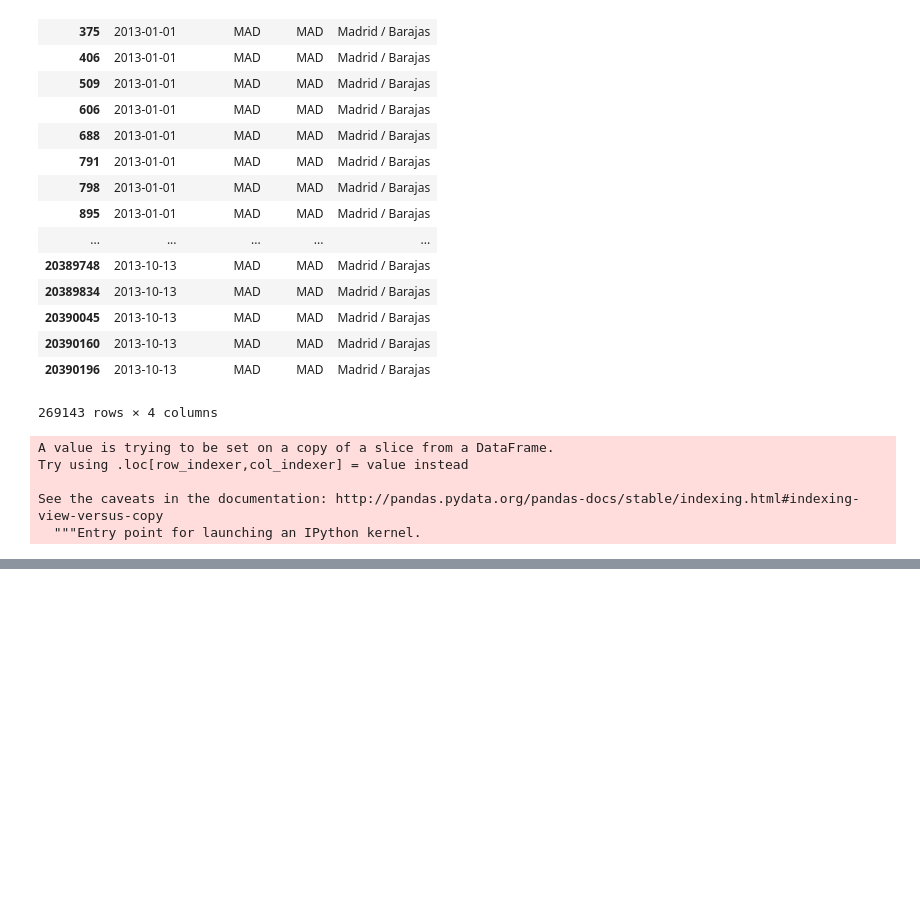
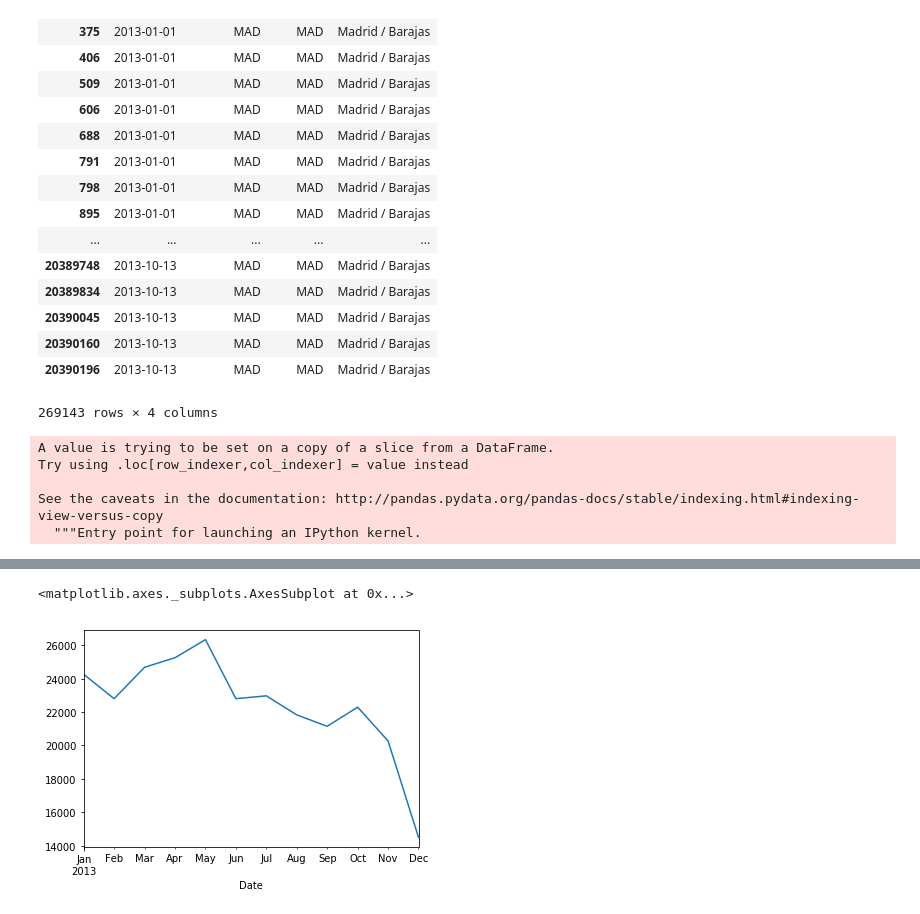
Before and after one commit to Jackgmlin/flight-look-to-book, a Jupyter notebook: src/flight-look-to-book-preprocessing.ipynb, the cells around one changed output, grey strips where cells are left out. Drawn from its saved outputs; the diff is of its cells as text; code cells hidden in the pictures; blank space fills up the shorter version.

```diff
--- a/src/flight-look-to-book-preprocessing.ipynb
+++ b/src/flight-look-to-book-preprocessing.ipynb
@@ -294,3 +294,5 @@ See the caveats in the documentation: http://pandas.pydata.org/pandas-docs/stabl
   """Entry point for launching an IPython kernel.
 # %%
 df = df.copy(deep=True)
+# %%
+df["Date"] = pd.to_datetime(df["Date"])
@@ -296,0 +319,2 @@ df = df.copy(deep=True)
+# %%
+per = df.Date.dt.to_period("M")
@@ -296,0 +341,2 @@ df = df.copy(deep=True)
+# %%
+monthly = df.groupby(per).count()
@@ -296,0 +406,5 @@ df = df.copy(deep=True)
+# %%
+monthly['Date'].plot()
+# %% [output]
+<matplotlib.axes._subplots.AxesSubplot at 0x...>
+[figure, added]
```
Also changed, not shown: parts of 20 cells of this notebook, 1 other file.
